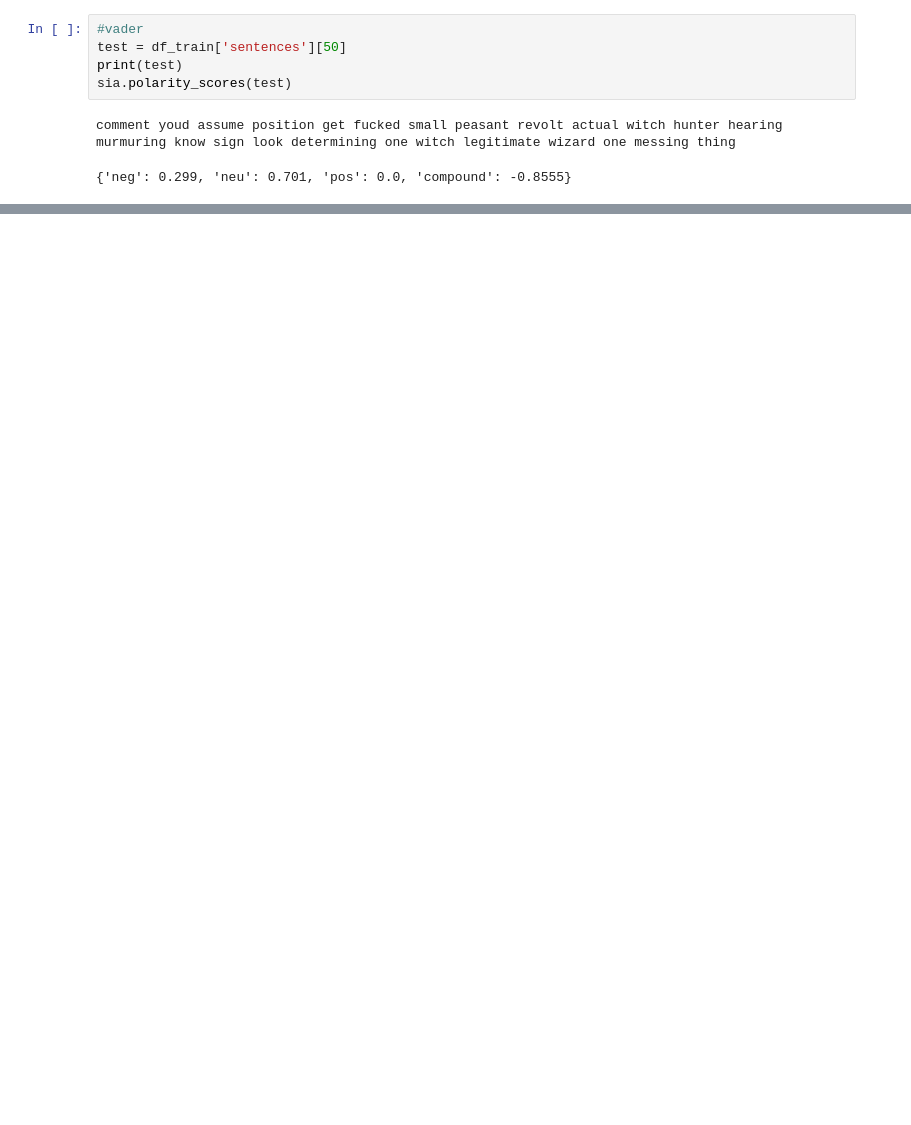
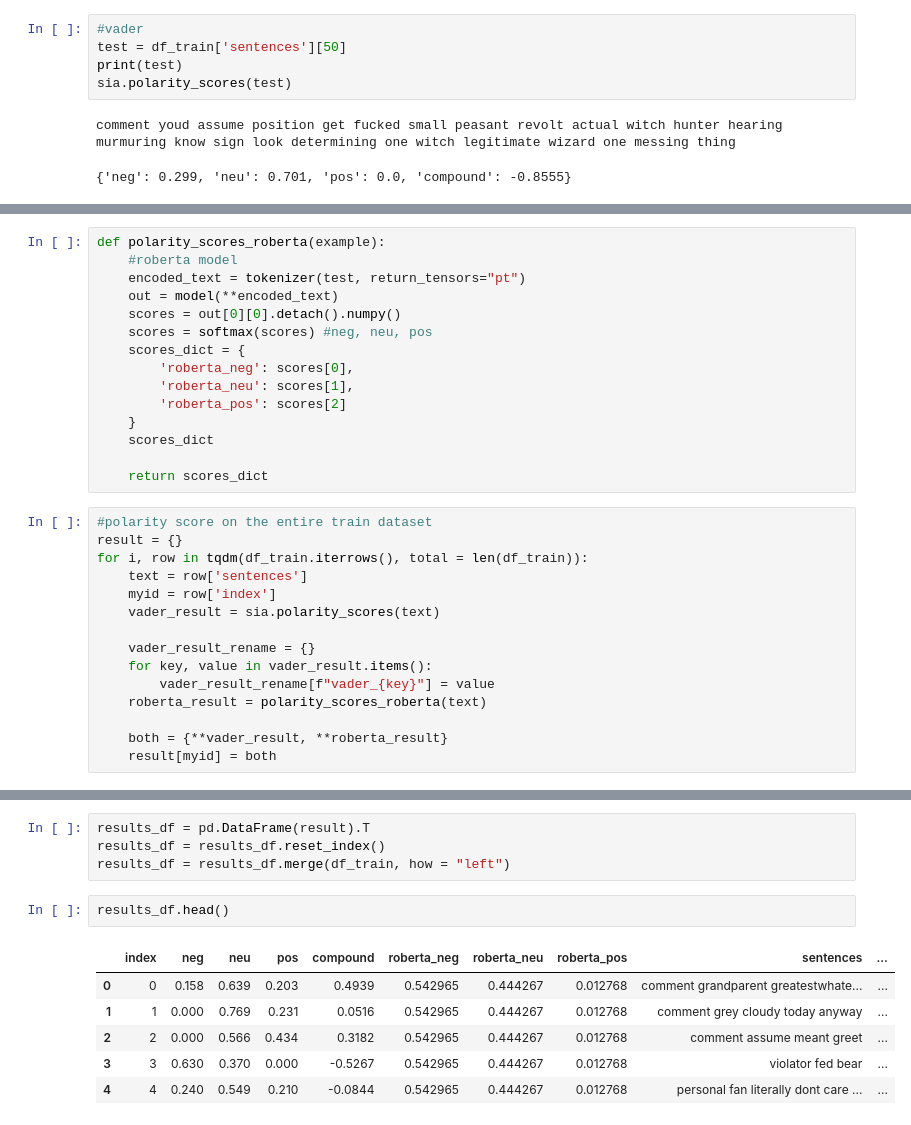
Before and after one commit to PhalHuon/arg_mining, a Jupyter notebook: ml_algorithms/ML/machine_learning.ipynb, the cells around one changed output, grey strips where cells are left out. Drawn from its saved outputs; the diff is of its cells as text; blank space fills up the shorter version.

Commit message:
completed vader and roberta model training

```diff
--- a/ml_algorithms/ML/machine_learning.ipynb
+++ b/ml_algorithms/ML/machine_learning.ipynb
@@ -355,0 +351,30 @@ NameError: name 'model' is not defined
+# %%
+def polarity_scores_roberta(example):
+    #roberta model
+    encoded_text = tokenizer(test, return_tensors="pt")
+    out = model(**encoded_text)
+    scores = out[0][0].detach().numpy()
+    scores = softmax(scores) #neg, neu, pos
+    scores_dict = {
+        'roberta_neg': scores[0],
+        'roberta_neu': scores[1],
+        'roberta_pos': scores[2]
+    }
+    scores_dict
+
+    return scores_dict
+# %%
+#polarity score on the entire train dataset
+result = {}
+for i, row in tqdm(df_train.iterrows(), total = len(df_train)):
+    text = row['sentences']
+    myid = row['index']
+    vader_result = sia.polarity_scores(text)
+
+    vader_result_rename = {}
+    for key, value in vader_result.items():
+        vader_result_rename[f"vader_{key}"] = value
+    roberta_result = polarity_scores_roberta(text)
+
+    both = {**vader_result, **roberta_result}
+    result[myid] = both
@@ -355,0 +391,13 @@ NameError: name 'model' is not defined
+# %%
+results_df = pd.DataFrame(result).T
+results_df = results_df.reset_index()
+results_df = results_df.merge(df_train, how = "left")
+# %%
+results_df.head()
+# %% [output]
+|  | index | neg | neu | pos | compound | roberta_neg | roberta_neu | roberta_pos | sentences | ... |
+| 0 | 0 | 0.158 | 0.639 | 0.203 | 0.4939 | 0.542965 | 0.444267 | 0.012768 | comment grandparent greatestwhate... | ... |
+| 1 | 1 | 0.000 | 0.769 | 0.231 | 0.0516 | 0.542965 | 0.444267 | 0.012768 | comment grey cloudy today anyway | ... |
+| 2 | 2 | 0.000 | 0.566 | 0.434 | 0.3182 | 0.542965 | 0.444267 | 0.012768 | comment assume meant greet | ... |
+| 3 | 3 | 0.630 | 0.370 | 0.000 | -0.5267 | 0.542965 | 0.444267 | 0.012768 | violator fed bear | ... |
+| 4 | 4 | 0.240 | 0.549 | 0.210 | -0.0844 | 0.542965 | 0.444267 | 0.012768 | personal fan literally dont care ... | ... |
```
Also changed, not shown: parts of 6 cells of this notebook.
